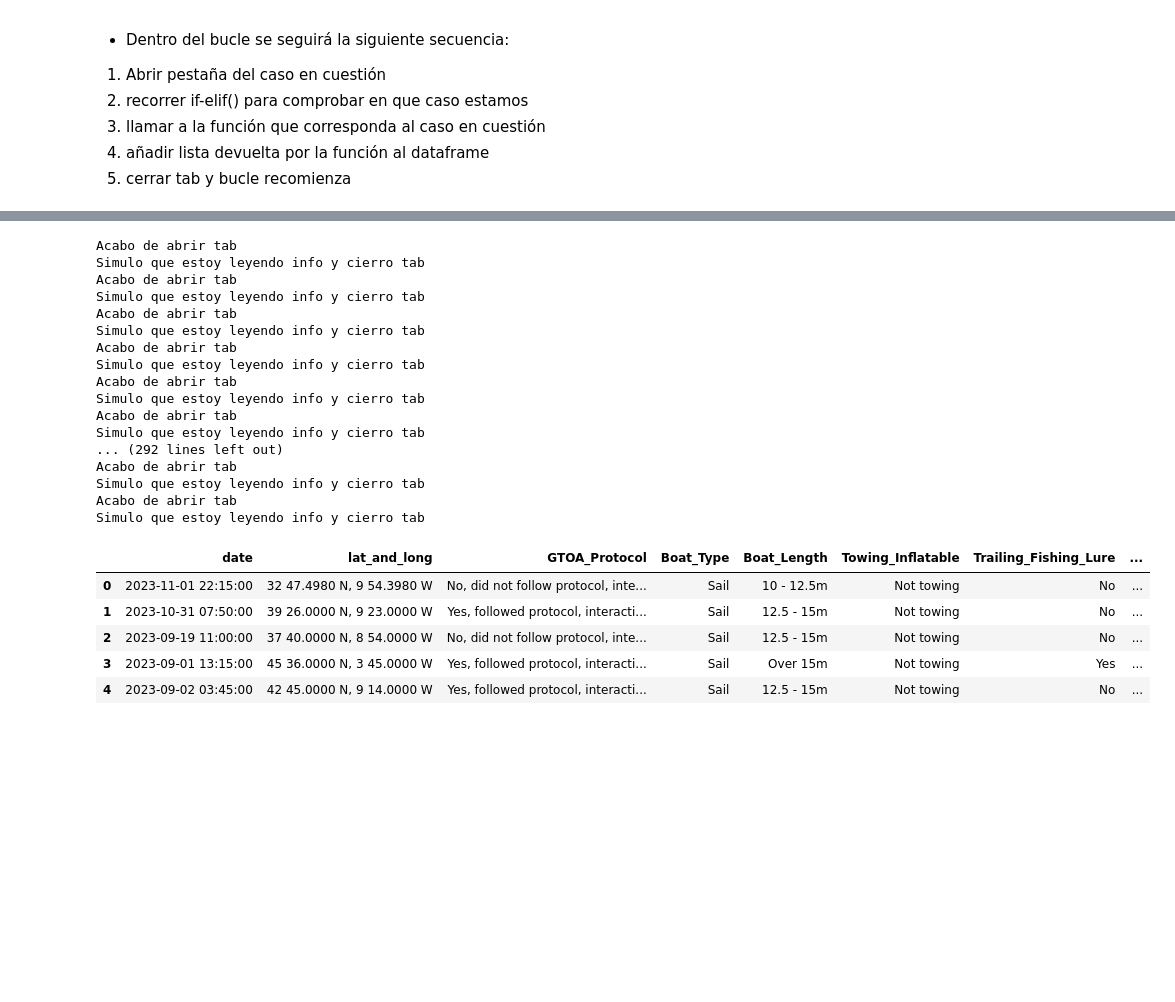
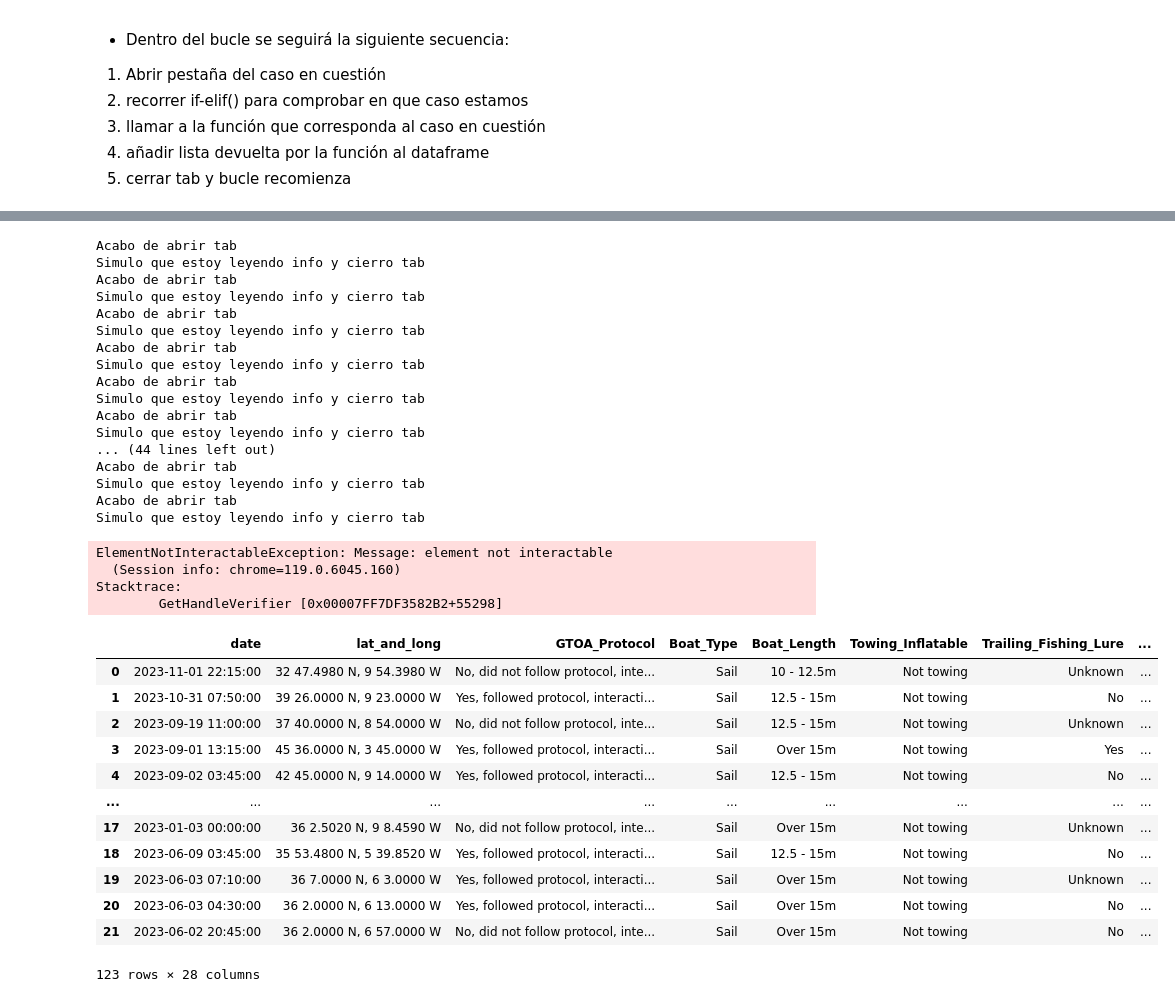
Before and after one commit to Jacobomb/Orca-interactions-in-the-Iberian-Peninsula, a Jupyter notebook: notebooks/1.WebScraping.ipynb, the cells around one changed output, grey strips where cells are left out. Saved outputs shown, nothing was run; the diff lists cells and outputs as text; code cells hidden in the pictures; blank space fills up the shorter version.

```diff
--- a/notebooks/1.WebScraping.ipynb
+++ b/notebooks/1.WebScraping.ipynb
@@ -820,11 +928,10 @@ for i in range(1, casos_number, 1):
     print('Acabo de abrir tab')
 
     # Voy a aplicar un webdriver para esperar hasta que se haya abierto la tab, para evitar errores
-
-    element = WebDriverWait(driver, 10).until(EC.presence_of_element_located((By.XPATH, '/html/body/div[3]/div/section/div/section/div/div[5]/div/div/div/div[2]/div/div/div[2]/div[2]/div[3]/div[3]/div[2]')))
+    #element = WebDriverWait(driver, 10).until(EC.presence_of_element_located((By.XPATH, '/html/body/div[3]/div/section/div/section/div/div[5]/div/div/div/div[2]/div/div/div[2]/div[2]/div[3]/div[3]/div[2]')))
 
     # Voy a definir variables que contengan la string de las preguntas 7, 8 y 9:
-    time.sleep(2)
+    time.sleep(3)
     q7 = driver.find_element(By.XPATH, '/html/body/div[3]/div/section/div/section/div/div[5]/div/div/div/div[2]/div/div/div[2]/div[2]/div[3]/div[3]/div[2]/p[18]').text
     q8 = driver.find_element(By.XPATH, '/html/body/div[3]/div/section/div/section/div/div[5]/div/div/div/div[2]/div/div/div[2]/div[2]/div[3]/div[3]/div[2]/p[20]').text
     q9 = driver.find_element(By.XPATH, '/html/body/div[3]/div/section/div/section/div/div[5]/div/div/div/div[2]/div/div/div[2]/div[2]/div[3]/div[3]/div[2]/p[22]').text
@@ -851,6 +958,8 @@ for i in range(1, casos_number, 1):
         lst = lista_caso6()
     elif (q7 == Uncertain): # Caso: NO Adultas | NO Juveniles | Desconocidas
         lst = lista_caso7()
+    else:
+        lst = lista_caso8()
 
     # Meto la lista en el dataframe
     df.loc[i-1] = lst
@@ -873,19 +982,30 @@ Acabo de abrir tab
 Simulo que estoy leyendo info y cierro tab
 Acabo de abrir tab
 Simulo que estoy leyendo info y cierro tab
-... (292 lines left out)
+... (44 lines left out)
 Acabo de abrir tab
 Simulo que estoy leyendo info y cierro tab
 Acabo de abrir tab
 Simulo que estoy leyendo info y cierro tab
+ElementNotInteractableException: Message: element not interactable
+  (Session info: chrome=119.0.6045.160)
+Stacktrace:
+        GetHandleVerifier [0x00007FF7DF3582B2+55298]
 # %%
-df.head()
+df
 # %% [output]
 |  | date | lat_and_long | GTOA_Protocol | Boat_Type | Boat_Length | Towing_Inflatable | Trailing_Fishing_Lure | ... |
-| 0 | 2023-11-01 22:15:00 | 32 47.4980 N, 9 54.3980 W | No, did not follow protocol, inte... | Sail | 10 - 12.5m | Not towing | No | ... |
+| 0 | 2023-11-01 22:15:00 | 32 47.4980 N, 9 54.3980 W | No, did not follow protocol, inte... | Sail | 10 - 12.5m | Not towing | Unknown | ... |
 | 1 | 2023-10-31 07:50:00 | 39 26.0000 N, 9 23.0000 W | Yes, followed protocol, interacti... | Sail | 12.5 - 15m | Not towing | No | ... |
-| 2 | 2023-09-19 11:00:00 | 37 40.0000 N, 8 54.0000 W | No, did not follow protocol, inte... | Sail | 12.5 - 15m | Not towing | No | ... |
+| 2 | 2023-09-19 11:00:00 | 37 40.0000 N, 8 54.0000 W | No, did not follow protocol, inte... | Sail | 12.5 - 15m | Not towing | Unknown | ... |
 | 3 | 2023-09-01 13:15:00 | 45 36.0000 N, 3 45.0000 W | Yes, followed protocol, interacti... | Sail | Over 15m | Not towing | Yes | ... |
 | 4 | 2023-09-02 03:45:00 | 42 45.0000 N, 9 14.0000 W | Yes, followed protocol, interacti... | Sail | 12.5 - 15m | Not towing | No | ... |
+| ... | ... | ... | ... | ... | ... | ... | ... | ... |
+| 17 | 2023-01-03 00:00:00 | 36 2.5020 N, 9 8.4590 W | No, did not follow protocol, inte... | Sail | Over 15m | Not towing | Unknown | ... |
+| 18 | 2023-06-09 03:45:00 | 35 53.4800 N, 5 39.8520 W | Yes, followed protocol, interacti... | Sail | 12.5 - 15m | Not towing | No | ... |
+| 19 | 2023-06-03 07:10:00 | 36 7.0000 N, 6 3.0000 W | Yes, followed protocol, interacti... | Sail | Over 15m | Not towing | Unknown | ... |
+| 20 | 2023-06-03 04:30:00 | 36 2.0000 N, 6 13.0000 W | Yes, followed protocol, interacti... | Sail | Over 15m | Not towing | No | ... |
+| 21 | 2023-06-02 20:45:00 | 36 2.0000 N, 6 57.0000 W | No, did not follow protocol, inte... | Sail | Over 15m | Not towing | No | ... |
+123 rows × 28 columns
 # %%
 df.shape
```
Also changed, not shown: parts of 3 cells of this notebook, 1 other file.
